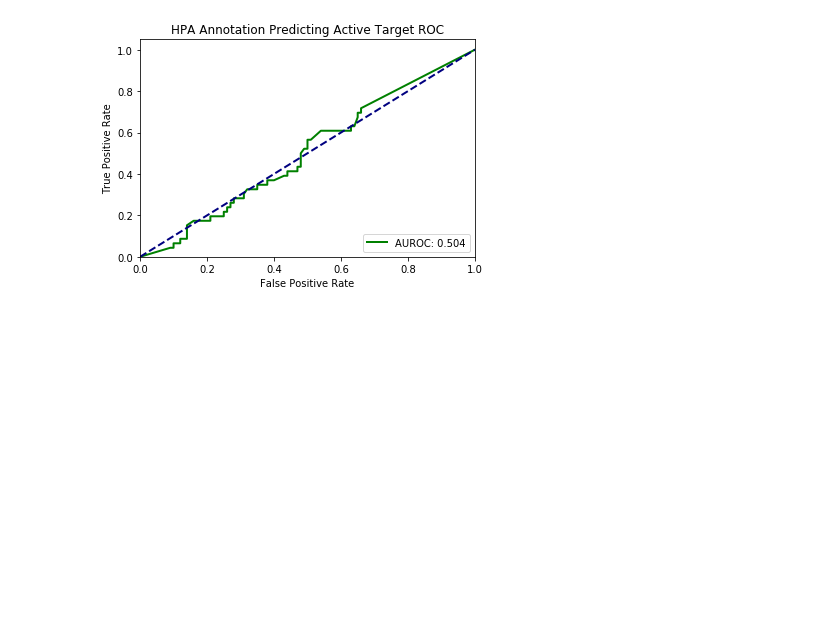
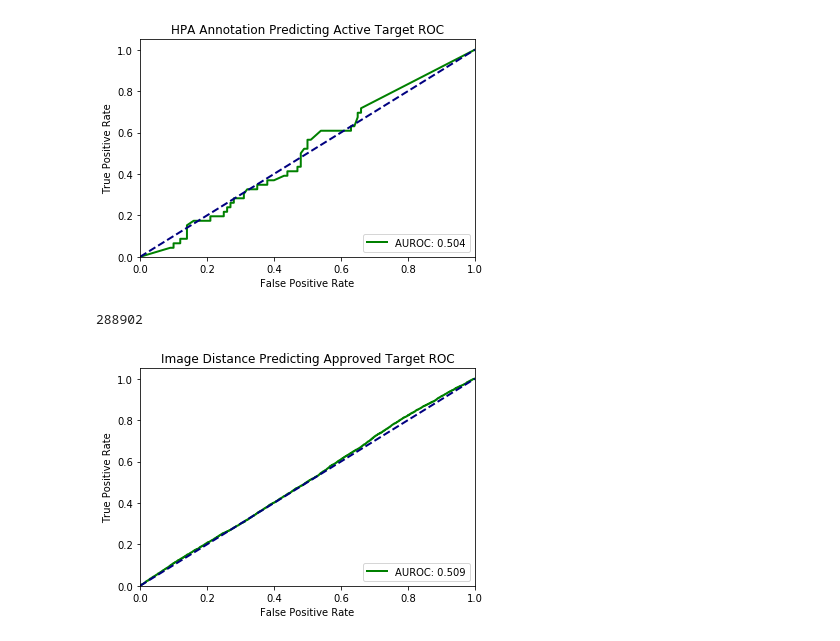
Before and after one commit to martinkang93/hpa_image_analysis, a Jupyter notebook: notebooks/Experiment 4c HPA annotation as a metric to predict drug target.ipynb, the cells around one changed output. Drawn from its saved outputs; the diff is of its cells as text; code cells hidden in the pictures; blank space fills up the shorter version.

Commit message:
distance from normal analysis

```diff
--- a/notebooks/Experiment 4c HPA annotation as a metric to predict drug target.ipynb
+++ b/notebooks/Experiment 4c HPA annotation as a metric to predict drug target.ipynb
@@ -121,3 +117,22 @@ target_diff_df = diff_df[diff_df['is_drug_target']==1]
 plot_roc_curve(target_diff_df['active'], target_diff_df['fraction_diff'], 'HPA Annotation Predicting Active Target ROC')
 # %% [output]
 [figure]
+# %%
+dist_df = pd.read_csv('all_inter_gene_pair_cdist.csv')
+dist_df['gene_a'] = dist_df.apply(lambda row: row['image_a'].split('/')[4], axis=1)
+dist_df['gene_b'] = dist_df.apply(lambda row: row['image_b'].split('/')[4], axis=1)
+dist_df['image_a_type'] = dist_df.apply(lambda row: row['image_a'].split('/')[6], axis=1)
+dist_df['image_b_type'] = dist_df.apply(lambda row: row['image_b'].split('/')[6], axis=1)
+dist_df = dist_df[dist_df['gene_a']==dist_df['gene_b']]
+dist_df = dist_df[dist_df['image_a_type']!=dist_df['image_b_type']]
+len(dist_df)
+# %% [output]
+288902
+# %%
+dist_df['is_drug_target'] = dist_df.apply(lambda row: 1 if row['gene_a'] in colon_target_df['symbol'].to_list() else 0, axis=1)
+dist_df['approved'] = dist_df.apply(lambda row: 1 if row['gene_a'] in colon_target_df[colon_target_df['lApprovedUS.EU']==True]['symbol'].to_list() else 0, axis=1)
+dist_df['active'] = dist_df.apply(lambda row: 1 if row['gene_a'] in colon_target_df[colon_target_df['Inactive']==False]['symbol'].to_list() else 0, axis=1)
+# %%
+plot_roc_curve(dist_df['is_drug_target'], dist_df['c_dist'], 'Image Distance Predicting Approved Target ROC')
+# %% [output]
+[figure, added]
```
Also changed, not shown: parts of 8 cells of this notebook, 4 other files.
